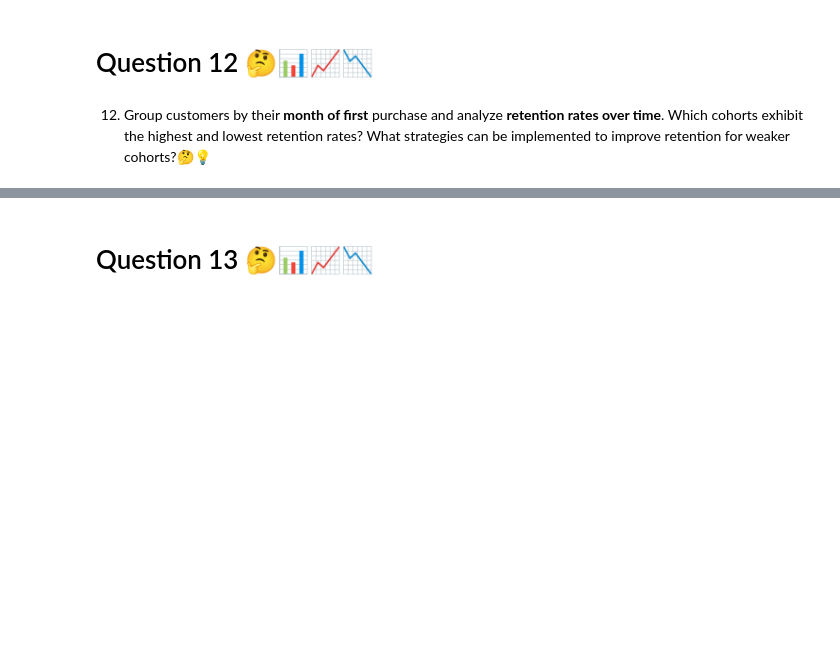
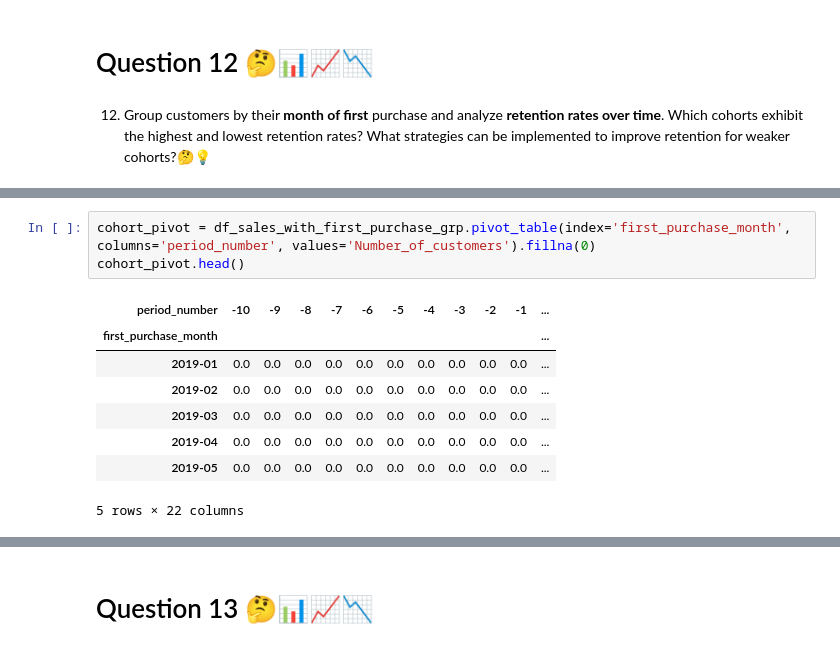
Before and after one commit to Smita569/E-commerce_Marketing_and_sales, a Jupyter notebook: E_commerce_Marketing_and_sales_Business_Case.ipynb, the cells around one changed output, grey strips where cells are left out. Cells and saved outputs as stored; diff of their text form; blank space fills up the shorter version.

```diff
--- a/E_commerce_Marketing_and_sales_Business_Case.ipynb
+++ b/E_commerce_Marketing_and_sales_Business_Case.ipynb
@@ -802,0 +834,12 @@ plt.show()
+# %%
+cohort_pivot = df_sales_with_first_purchase_grp.pivot_table(index='first_purchase_month', columns='period_number', values='Number_of_customers').fillna(0)
+cohort_pivot.head()
+# %% [output]
+| period_number | -10 | -9 | -8 | -7 | -6 | -5 | -4 | -3 | -2 | -1 | ... |
+| first_purchase_month |  |  |  |  |  |  |  |  |  |  | ... |
+| 2019-01 | 0.0 | 0.0 | 0.0 | 0.0 | 0.0 | 0.0 | 0.0 | 0.0 | 0.0 | 0.0 | ... |
+| 2019-02 | 0.0 | 0.0 | 0.0 | 0.0 | 0.0 | 0.0 | 0.0 | 0.0 | 0.0 | 0.0 | ... |
+| 2019-03 | 0.0 | 0.0 | 0.0 | 0.0 | 0.0 | 0.0 | 0.0 | 0.0 | 0.0 | 0.0 | ... |
+| 2019-04 | 0.0 | 0.0 | 0.0 | 0.0 | 0.0 | 0.0 | 0.0 | 0.0 | 0.0 | 0.0 | ... |
+| 2019-05 | 0.0 | 0.0 | 0.0 | 0.0 | 0.0 | 0.0 | 0.0 | 0.0 | 0.0 | 0.0 | ... |
+5 rows × 22 columns
```
Also changed, not shown: parts of 7 cells of this notebook.
